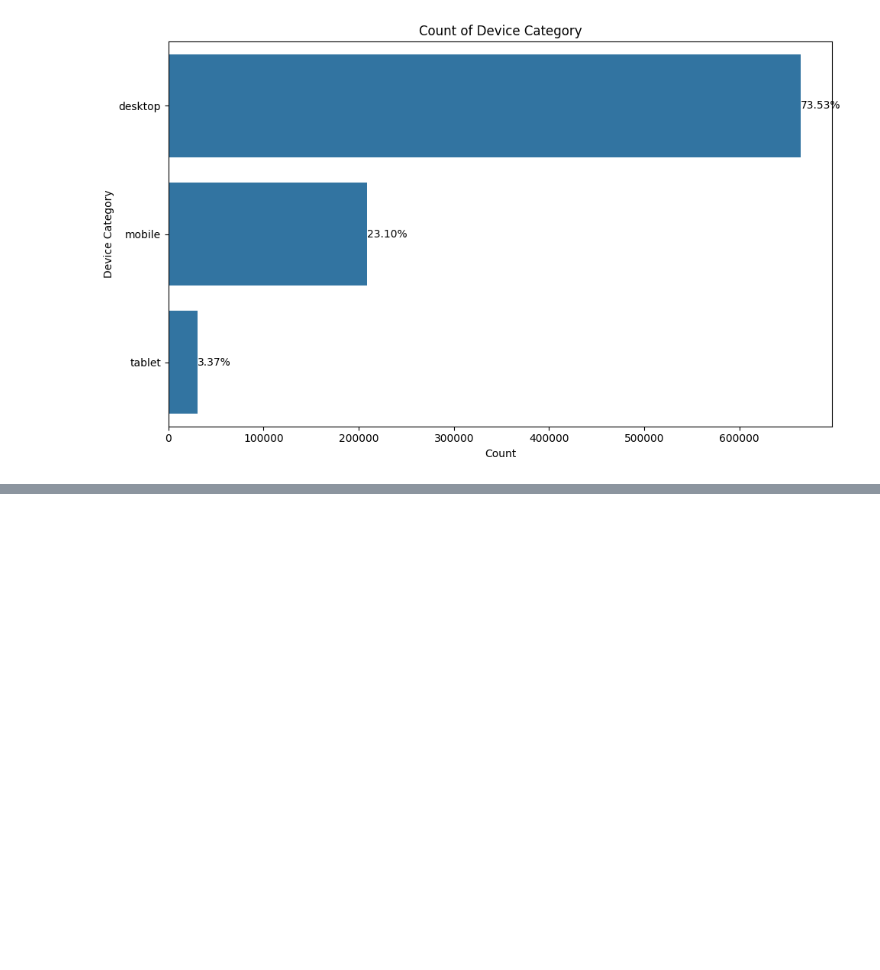
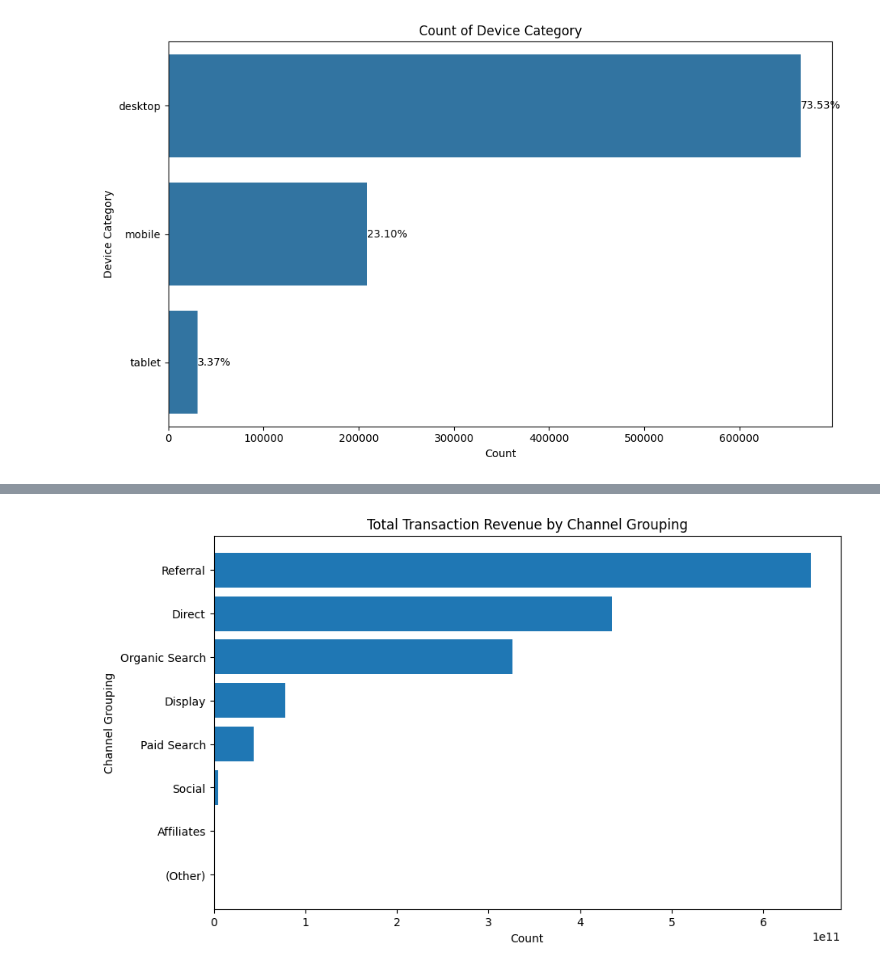
Before and after one commit to DIB-PP/-, a Jupyter notebook: data_Check.ipynb, the cells around one changed output, grey strips where cells are left out. Cells and saved outputs as stored; diff of their text form; code cells hidden in the pictures; blank space fills up the shorter version.

```diff
--- a/data_Check.ipynb
+++ b/data_Check.ipynb
@@ -545,11 +429,11 @@ See the caveats in the documentation: https://pandas.pydata.org/pandas-docs/stab
 - unstack() 함수는 그룹화된 데이터프레임의 인덱스를 열로 변환하여 데이터프레임을 재구성하는 함수입니다.
 # %%
 # 요일과 시간대 추출
-train_1['day_of_week'] = train_1['visitStartTime'].dt.dayofweek
-train_1['hour_of_day'] = train_1['visitStartTime'].dt.hour
+train_df['day_of_week'] = train_df['visitStartTime'].dt.dayofweek
+train_df['hour_of_day'] = train_df['visitStartTime'].dt.hour
 
 # 요일/시간대별 사용자 수 계산
-users_by_day_hour = train_1.groupby(['hour_of_day', 'day_of_week'])['fullVisitorId'].nunique().unstack()
+users_by_day_hour = train_df.groupby(['hour_of_day', 'day_of_week'])['fullVisitorId'].nunique().unstack()
 
 # heatmap으로 시각화
 plt.figure(figsize=(12, 8))
@@ -690,0 +567,3 @@ train_1.head()
+# %%
+channel_revenue = train_df.groupby('channelGrouping')['totals_transactionRevenue'].sum().sort_values()
+channel_revenue
@@ -690,0 +581,9 @@ train_1.head()
+# %%
+plt.figure(figsize=(10,6))
+plt.barh(channel_revenue.index, channel_revenue.values)
+plt.title('Total Transaction Revenue by Channel Grouping')
+plt.xlabel('Count')
+plt.ylabel('Channel Grouping')
+plt.show()
+# %% [output]
+[figure, added]
```
Also changed, not shown: parts of 26 cells of this notebook.
